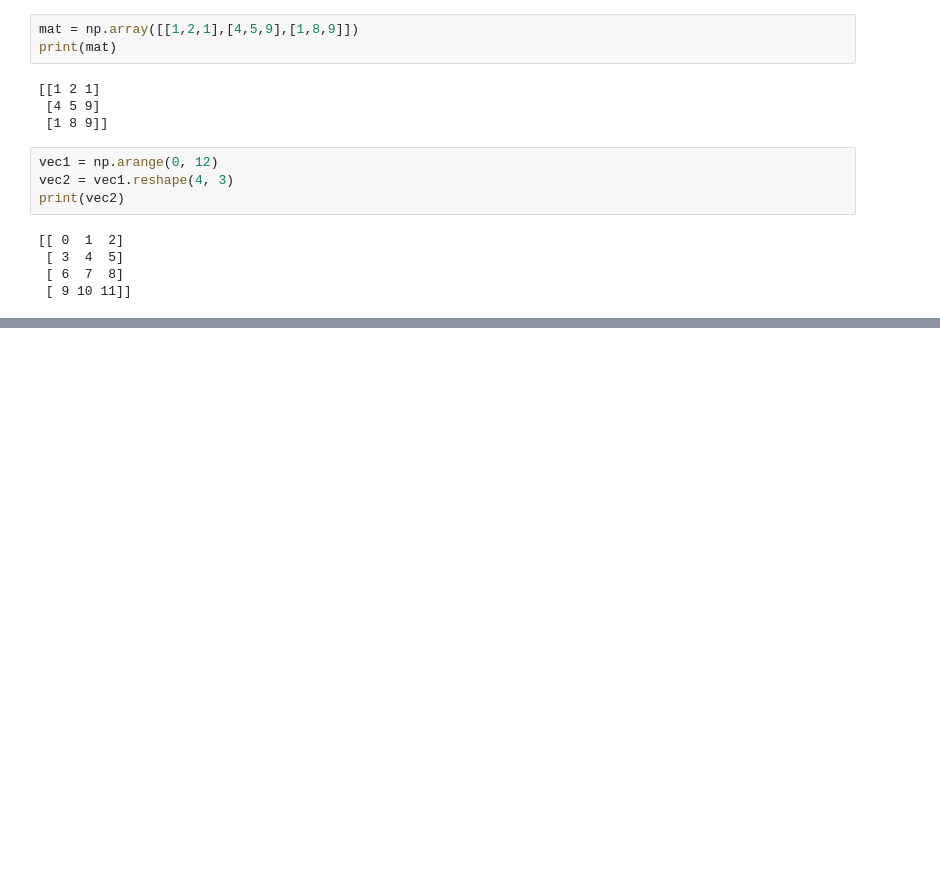
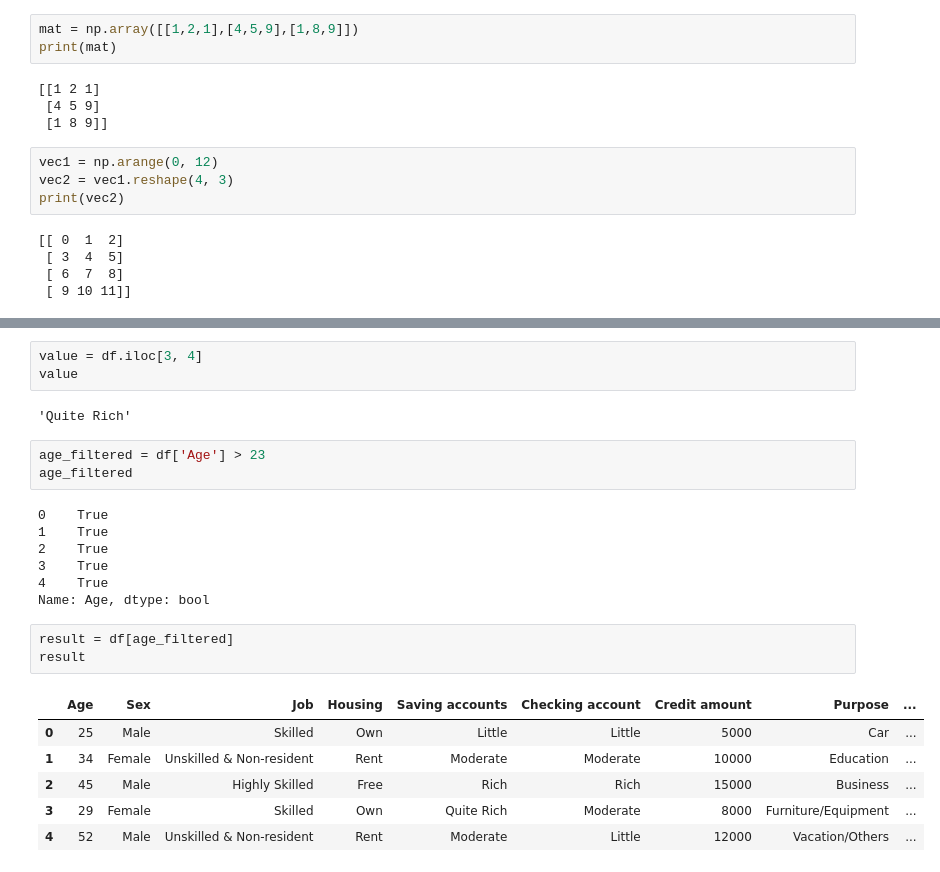
Before and after one commit to venkhatbalaji/pg-ai-ml, a Jupyter notebook: pg-ai-ml/Data Manipulations.ipynb, the cells around one changed output, grey strips where cells are left out. Drawn from its saved outputs; the diff is of its cells as text; blank space fills up the shorter version.

```diff
--- a/pg-ai-ml/Data Manipulations.ipynb
+++ b/pg-ai-ml/Data Manipulations.ipynb
@@ -33,0 +224,25 @@ ValueError: cannot reshape array of size 5 into shape (2,3)
+# %%
+value = df.iloc[3, 4]
+value
+# %% [output]
+'Quite Rich'
+# %%
+age_filtered = df['Age'] > 23
+age_filtered
+# %% [output]
+0    True
+1    True
+2    True
+3    True
+4    True
+Name: Age, dtype: bool
+# %%
+result = df[age_filtered]
+result
+# %% [output]
+|  | Age | Sex | Job | Housing | Saving accounts | Checking account | Credit amount | Purpose | ... |
+| 0 | 25 | Male | Skilled | Own | Little | Little | 5000 | Car | ... |
+| 1 | 34 | Female | Unskilled & Non-resident | Rent | Moderate | Moderate | 10000 | Education | ... |
+| 2 | 45 | Male | Highly Skilled | Free | Rich | Rich | 15000 | Business | ... |
+| 3 | 29 | Female | Skilled | Own | Quite Rich | Moderate | 8000 | Furniture/Equipment | ... |
+| 4 | 52 | Male | Unskilled & Non-resident | Rent | Moderate | Little | 12000 | Vacation/Others | ... |
```
Also changed, not shown: parts of 60 cells of this notebook.
